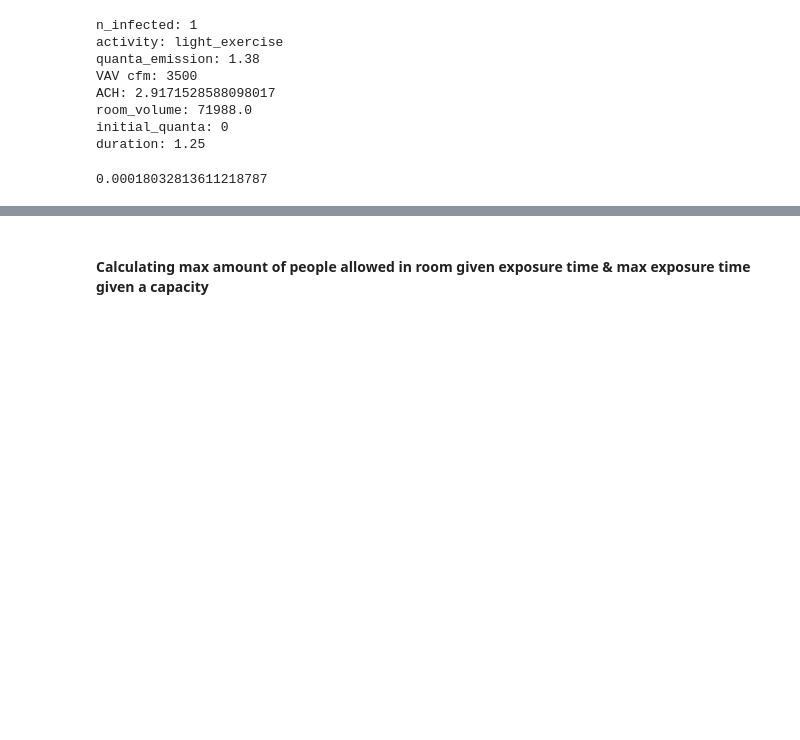
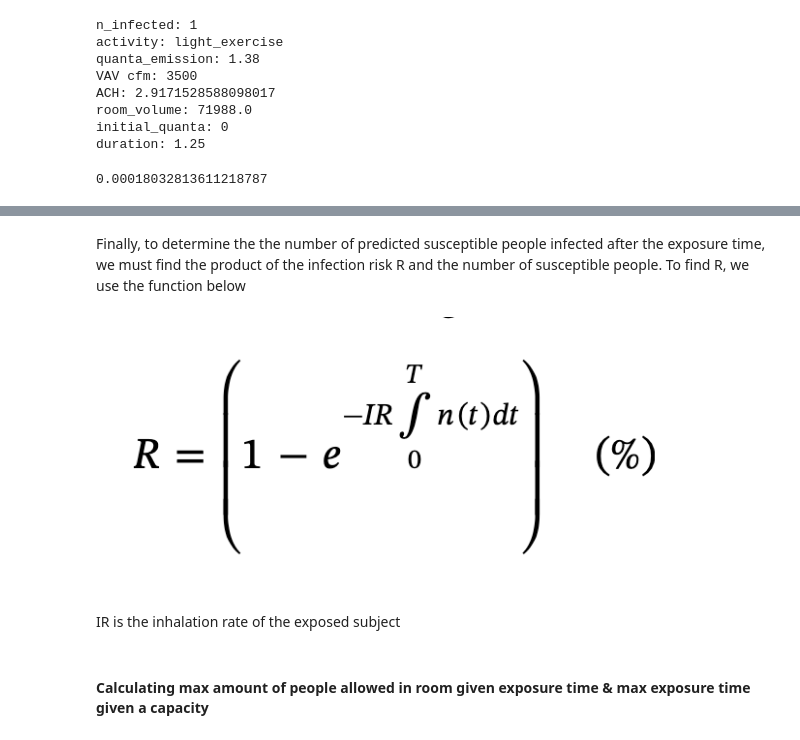
Before and after one commit to etiennedoidic/infection_risk_calculator, a Jupyter notebook: notebooks/Infection Risk Calculator.ipynb, the cells around one changed output, grey strips where cells are left out. Saved outputs shown, nothing was run; the diff lists cells and outputs as text; code cells hidden in the pictures; blank space fills up the shorter version.

Commit message:
need last function

```diff
--- a/notebooks/Infection Risk Calculator.ipynb
+++ b/notebooks/Infection Risk Calculator.ipynb
@@ -284,3 +284,12 @@ SyntaxError: invalid syntax (<ipython-input-109-7d294a3eacf5>, line 5)
+# %% [markdown]
+Finally, to determine the the number of predicted susceptible people infected after the exposure time, we must find the product of the infection risk R and the number of susceptible people.
+To find R, we use the function below
+# %%
+Image(filename='images/formula3.png')
+# %% [output]
+[figure, added]
+# %% [markdown]
+IR is the inhalation rate of the exposed subject
 # %% [markdown]
 #### Calculating max amount of people allowed in room given exposure time & max exposure time given a capacity
 # %%
```
Also changed, not shown: parts of 1 cell of this notebook, 1 other file.
